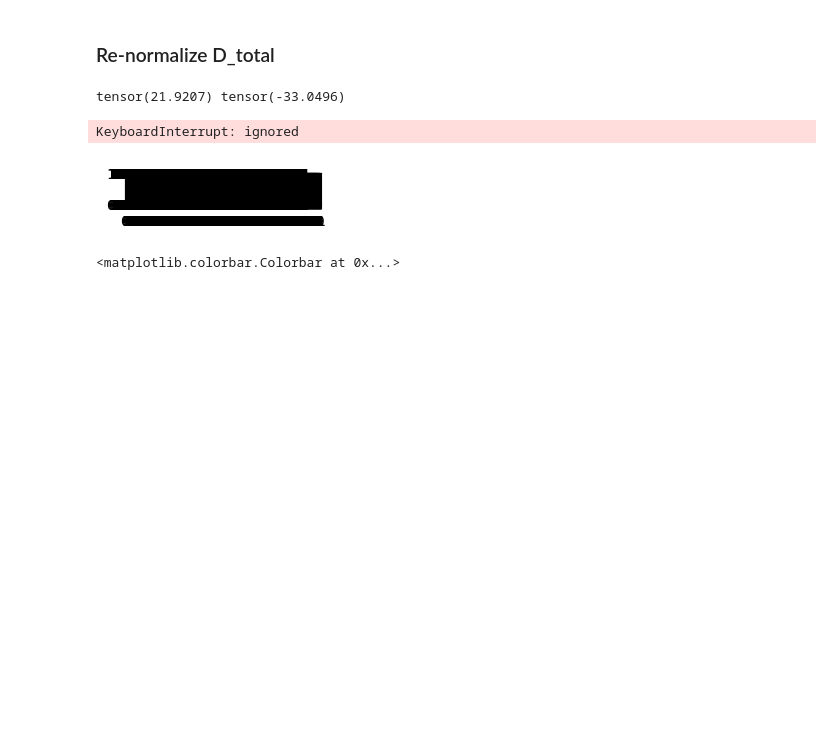
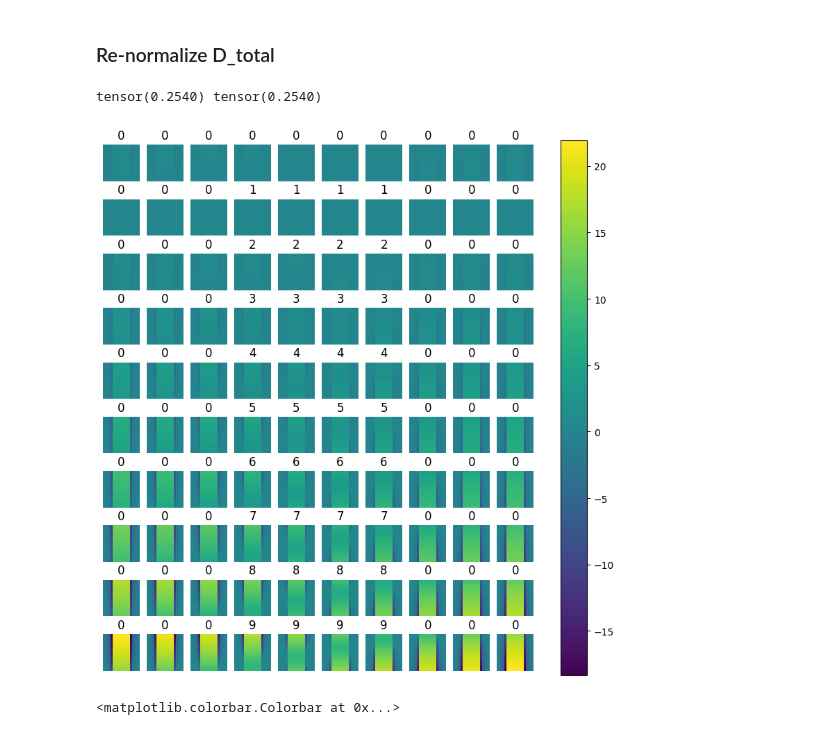
Before and after one commit to Junang-Wang/Top-invar-DL, a Jupyter notebook: Dirac_Current_clever_sampling.ipynb, the cells around one changed output. Cells and saved outputs as stored; diff of their text form; code cells hidden in the pictures; blank space fills up the shorter version.

```diff
--- a/Dirac_Current_clever_sampling.ipynb
+++ b/Dirac_Current_clever_sampling.ipynb
@@ -93,7 +93,7 @@ winding_array = torch.arange(1,10)
 winding_unique = winding_array.shape[0]
 Delta = torch.ones(1)
 a_div_b = 1
-B = torch.linspace(-1.5,1.5,steps=B_steps)
+B = torch.linspace(-2,2,steps=B_steps)
 mu0 = torch.linspace(-5,5,501)
 mu_offset_array = torch.linspace(-2,2,steps=mu_steps)
 mu_random = mu0.shape[0]
@@ -127,5 +127,5 @@ Wall time: 1.74 s
 # %%
-D_total = D_total.reshape((winding_unique+1)*mu_random,1,B_steps,mu_steps)
+#D_total = D_total.reshape((winding_unique+1)*mu_random,1,B_steps,mu_steps)
 #D_total_l = D_total_l.reshape((winding_unique_l+1)*mu_random_l,1,B_steps,mu_steps)
 
 D_total_path = os.path.join(GOOGLE_DRIVE_PATH,'D_total_tensor_S.pt')
@@ -139,37 +139,30 @@ torch.save(labels,label_path)
 # %% [markdown]
 ### Re-normalize D_total
 # %%
-vmax = torch.max(D_total)
-vmin = torch.min(D_total)
+vmax = torch.mean(D_total[2])
+vmin = torch.mean(D_total[2])
 print(vmax,vmin)
 # %% [output]
-tensor(21.9207) tensor(-33.0496)
+tensor(0.2540) tensor(0.2540)
 # %%
 import matplotlib.pyplot as plt
 D_total = D_total.reshape((winding_unique+1),mu_random,B_steps,mu_steps)
 fig,ax = plt.subplots(winding_unique+1,mu_random)
 fig.set_figwidth(mu_random)
 fig.set_figheight(winding_unique+1)
 #ax = ax.flatten()
 vmax = torch.max(D_total)
 vmin = torch.min(D_total)
 for i in range((winding_unique+1)):
   for j in range(mu_random):
     #im = ax[i].imshow(D_total[i])
     im = ax[i,j].imshow(D_total[i,j],vmin=vmin,vmax=vmax)
-    if i%(winding_unique+1) == 0:
-        ax[i,j].set_ylabel(f'n: {labels[i,0].item():.0f}')
-    if i< mu_random:
-      if i == 0:
-        ax[i,j].set_title(f'mu: {labels[i,1].item():.0f}')
-      else:
-        ax[i,j].set_title(f'{labels[i,1].item():.0f}')
+    ax[i,j].set_title(f'{labels[i*mu_random+j].item():.0f}')
     ax[i,j].axis('off')
 plt.colorbar(im,ax=ax)
 plt.show()
 # %% [output]
-KeyboardInterrupt: ignored
-[figure, old version]
+[figure, new version]
 # %%
 plt.imshow(D_total[1,0])
 plt.colorbar()
```
Also changed, not shown: parts of 1 cell of this notebook, 6 other files.
